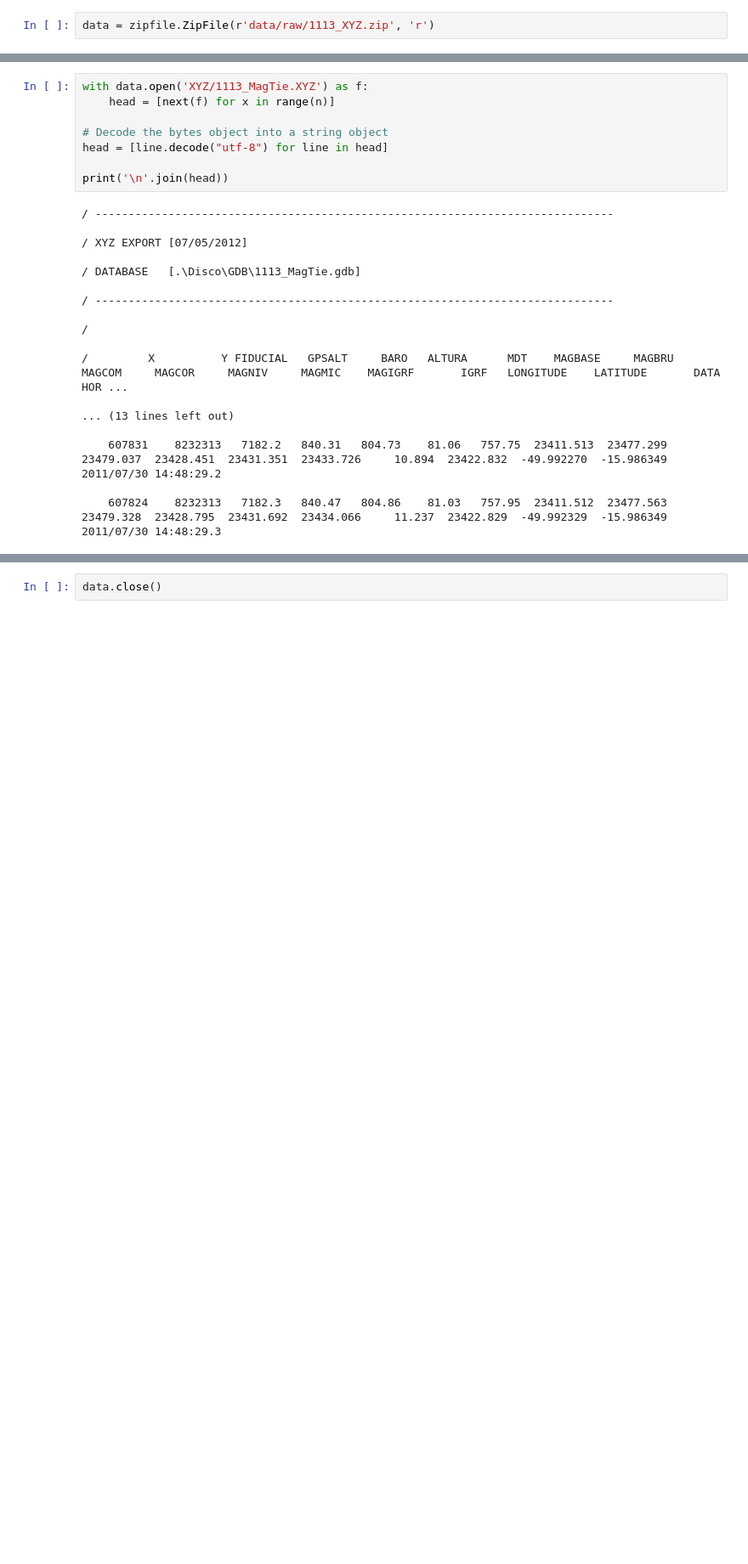
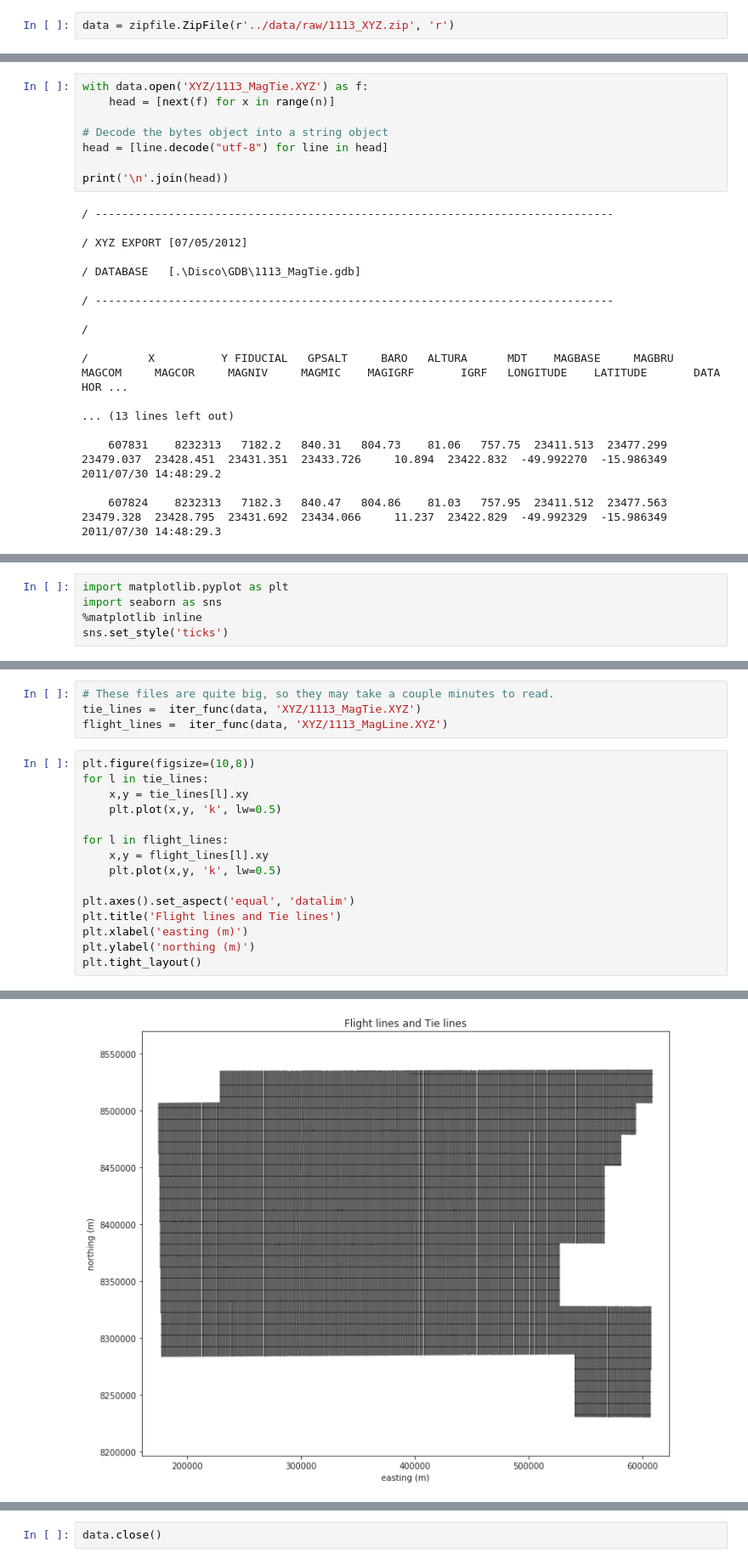
Before and after one commit to rmorel/grid-aeromag, a Jupyter notebook: notebooks/0.1-rm-first-data-check.ipynb, the cells around one changed output, grey strips where cells are left out. Shown at 85% size. Cells and saved outputs as stored; diff of their text form; blank space fills up the shorter version.

Commit message:
Added survey geometry plot to notebooks

```diff
--- a/notebooks/0.1-rm-first-data-check.ipynb
+++ b/notebooks/0.1-rm-first-data-check.ipynb
@@ -4,7 +4,7 @@
 # %%
 import zipfile
 # %%
-data = zipfile.ZipFile(r'data/raw/1113_XYZ.zip', 'r')
+data = zipfile.ZipFile(r'../data/raw/1113_XYZ.zip', 'r')
 # %%
 data.printdir()
 # %% [output]
@@ -79,0 +91,5 @@ print('\n'.join(head))
+# %%
+import matplotlib.pyplot as plt
+import seaborn as sns
+%matplotlib inline
+sns.set_style('ticks')
@@ -79,0 +129,20 @@ print('\n'.join(head))
+# %%
+# These files are quite big, so they may take a couple minutes to read.
+tie_lines =  iter_func(data, 'XYZ/1113_MagTie.XYZ')
+flight_lines =  iter_func(data, 'XYZ/1113_MagLine.XYZ')
+# %%
+plt.figure(figsize=(10,8))
+for l in tie_lines:
+    x,y = tie_lines[l].xy
+    plt.plot(x,y, 'k', lw=0.5)
+
+for l in flight_lines:
+    x,y = flight_lines[l].xy
+    plt.plot(x,y, 'k', lw=0.5)
+
+plt.axes().set_aspect('equal', 'datalim')
+plt.title('Flight lines and Tie lines')
+plt.xlabel('easting (m)')
+plt.ylabel('northing (m)')
+plt.tight_layout()
+# %% [output]
@@ -79,0 +151 @@ print('\n'.join(head))
+[figure, added]
```
Also changed, not shown: parts of 5 cells of this notebook.
